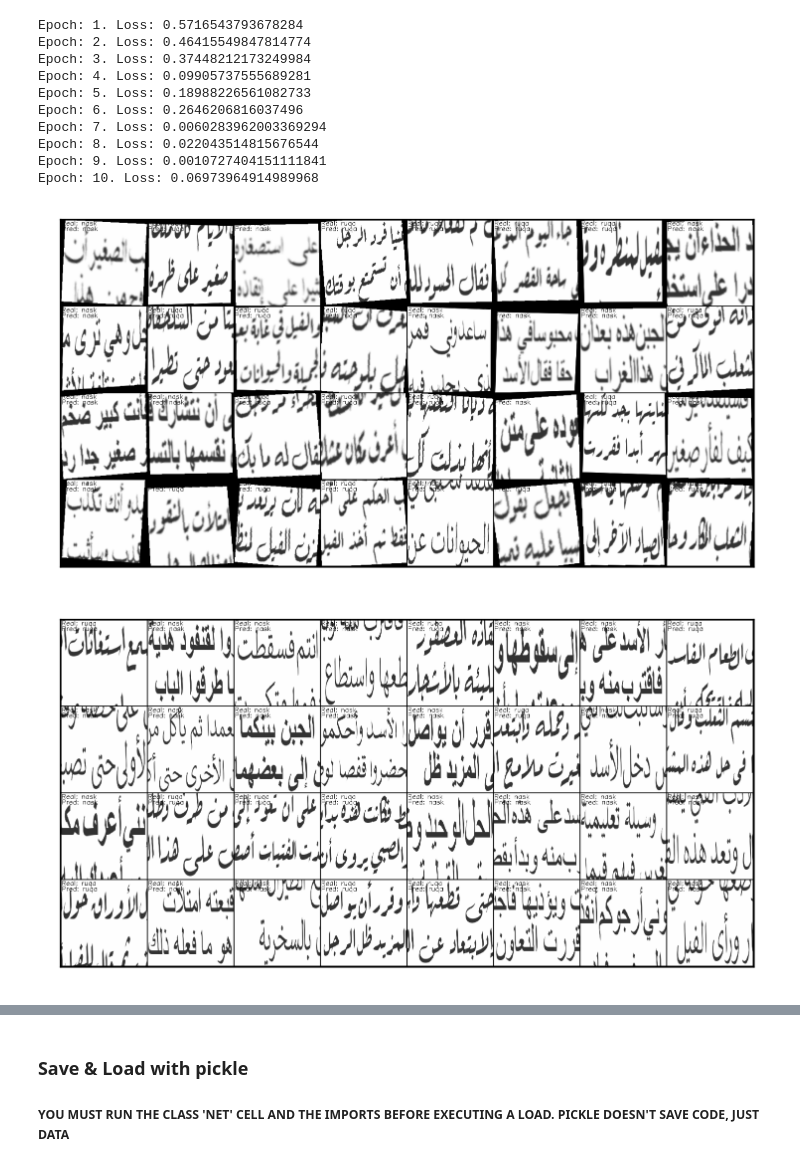
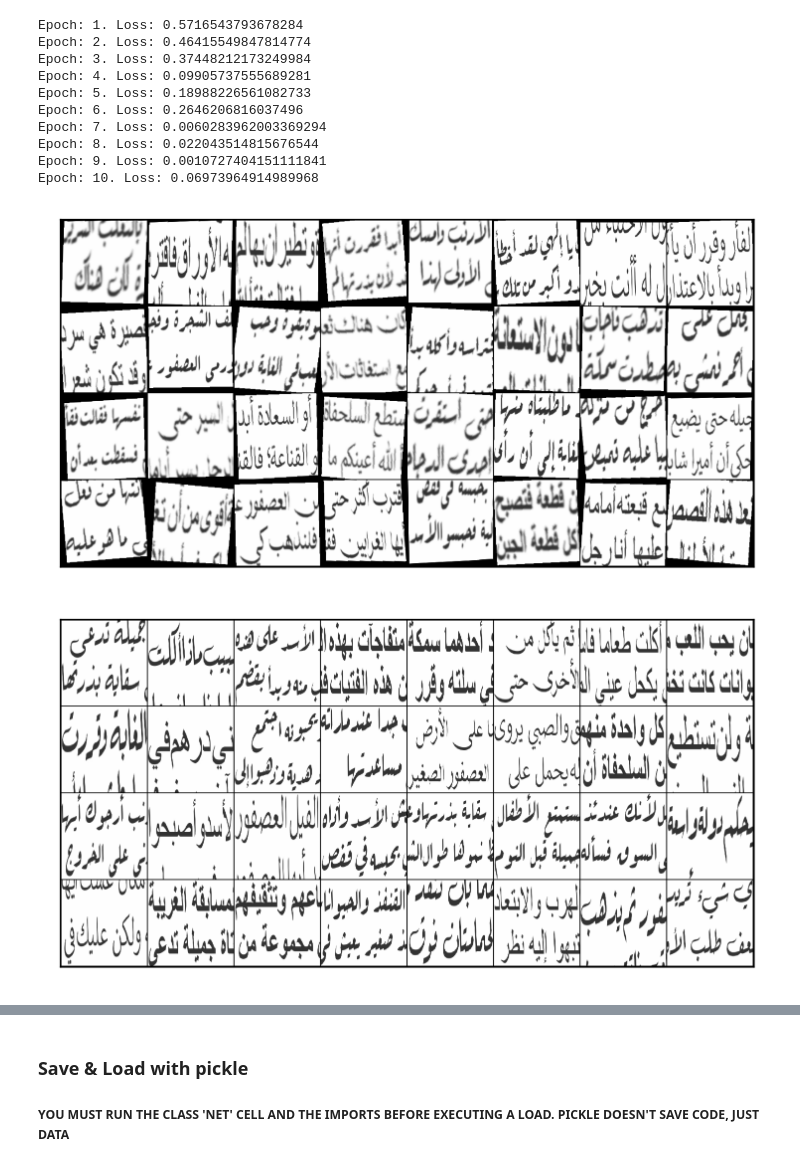
Before and after one commit to d7miiZ/Arabic-Font-Detector, a Jupyter notebook: arabic_caligraphy.ipynb, the cells around one changed output, grey strips where cells are left out. Cells and saved outputs as stored; diff of their text form; code cells hidden in the pictures.

```diff
--- a/arabic_caligraphy.ipynb
+++ b/arabic_caligraphy.ipynb
@@ -298,15 +298,17 @@ Epoch: 10. Loss: 0.06973964914989968
 # %%
 sample, target = next(iter(train_loader))
 preds = predict(sample.cuda(), model)
-show(torchvision.utils.make_grid(add_preds_to_images(sample, [classes[label] for label in target], preds)))
+# show(torchvision.utils.make_grid(add_preds_to_images(sample, [classes[label] for label in target], preds)))
+show(torchvision.utils.make_grid(sample))
 # %% [output]
-[figure, old version]
+[figure, new version]
 # %%
 sample, target = next(iter(test_loader))
 preds = predict(sample.cuda(), model)
-show(torchvision.utils.make_grid(add_preds_to_images(sample, [classes[label] for label in target], preds)))
+# show(torchvision.utils.make_grid(add_preds_to_images(sample, [classes[label] for label in target], preds)))
+show(torchvision.utils.make_grid(sample))
 # %% [output]
-[figure, old version]
+[figure, new version]
 # %%
 check_accuracy(train_loader, model)
 check_accuracy(validation_loader, model)
```
Also changed, not shown: parts of 3 cells of this notebook, 5 other files.
